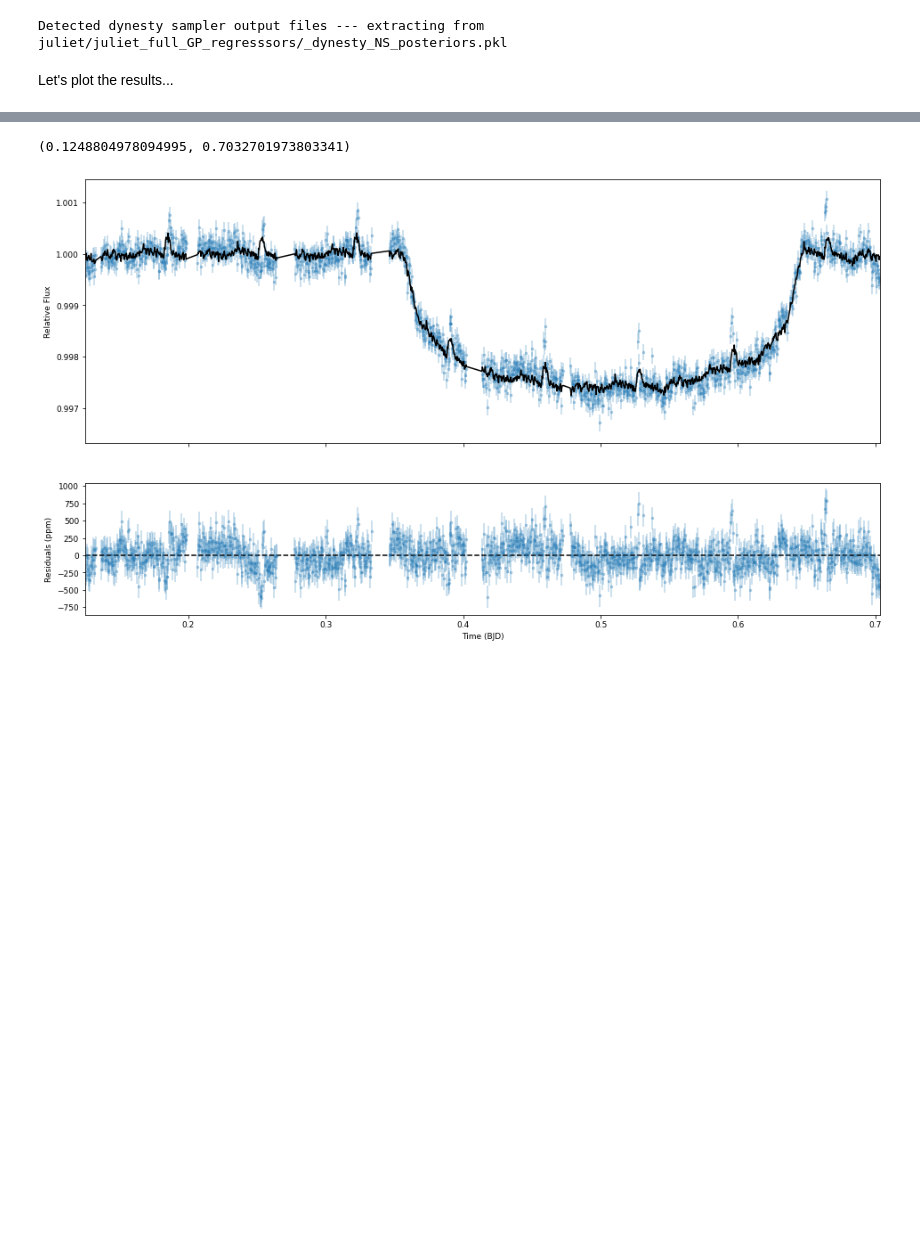
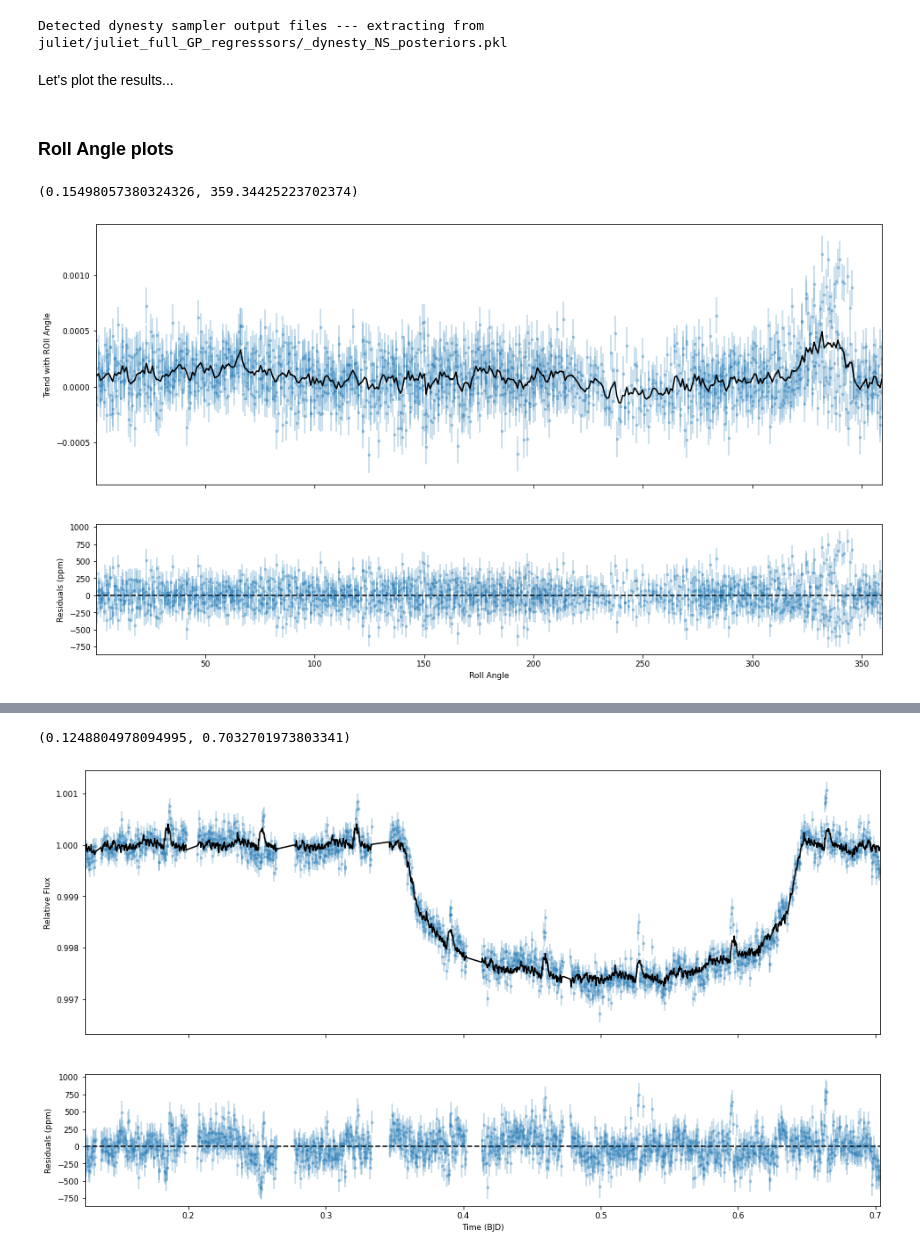
Before and after one commit to Jayshil/pycheops-tutorials, a Jupyter notebook: KELT-11/p4_kelt11_GP.ipynb, the cells around one changed output, grey strips where cells are left out. Cells and saved outputs as stored; diff of their text form; code cells hidden in the pictures; blank space fills up the shorter version.

```diff
--- a/KELT-11/p4_kelt11_GP.ipynb
+++ b/KELT-11/p4_kelt11_GP.ipynb
@@ -302,6 +308,31 @@ gp_model = results_full.lc.model['CHEOPS']['GP']
 # juliet best fit transit model and its errors
 transit_model = results_full.lc.model['CHEOPS']['deterministic']
 transit_model_err = results_full.lc.model['CHEOPS']['deterministic_errors']
+# %% [markdown]
+### Roll Angle plots
+# %%
+# Making a plot
+fig = plt.figure(figsize=(16,9))
+gs = gd.GridSpec(2,1, height_ratios=[2,1])
+
+# Top panel
+ax1 = plt.subplot(gs[0])
+ax1.errorbar(gpreg1['CHEOPS'], (fl_full['CHEOPS']-transit_model), yerr=fle_full['CHEOPS'], fmt='.', alpha=0.3)
+ax1.plot(gpreg1['CHEOPS'], gp_model, c='k', zorder=100)
+ax1.set_ylabel('Trend with ROll Angle')
+ax1.set_xlim(np.min(gpreg1['CHEOPS']), np.max(gpreg1['CHEOPS']))
+ax1.xaxis.set_major_formatter(plt.NullFormatter())
+
+# Bottom panel
+ax2 = plt.subplot(gs[1])
+ax2.errorbar(gpreg1['CHEOPS'], (fl_full['CHEOPS']-gp_model-transit_model)*1e6, yerr=fle_full['CHEOPS']*1e6, fmt='.', alpha=0.3)
+ax2.axhline(y=0.0, c='black', ls='--')
+ax2.set_ylabel('Residuals (ppm)')
+ax2.set_xlabel('Roll Angle')
+ax2.set_xlim(np.min(gpreg1['CHEOPS']), np.max(gpreg1['CHEOPS']))
+# %% [output]
+(0.15498057380324326, 359.34425223702374)
+[figure, added]
 # %%
 plt.figure(figsize=(16,6))
 plt.plot(gpreg1['CHEOPS'], gp_model, c='k', zorder=100)
```
Also changed, not shown: parts of 9 cells of this notebook, 1 other file.
